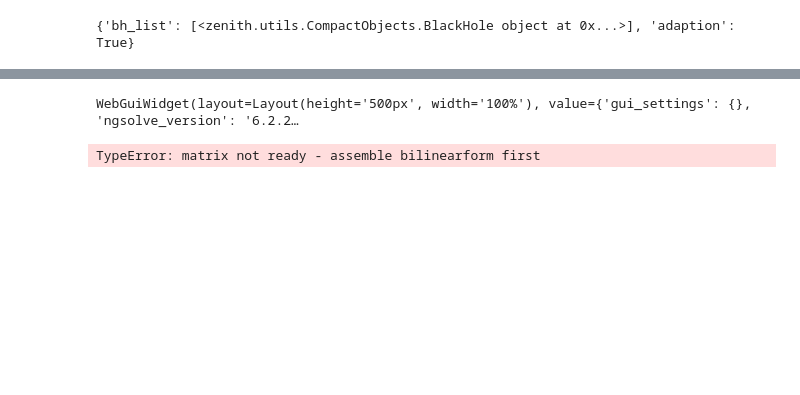
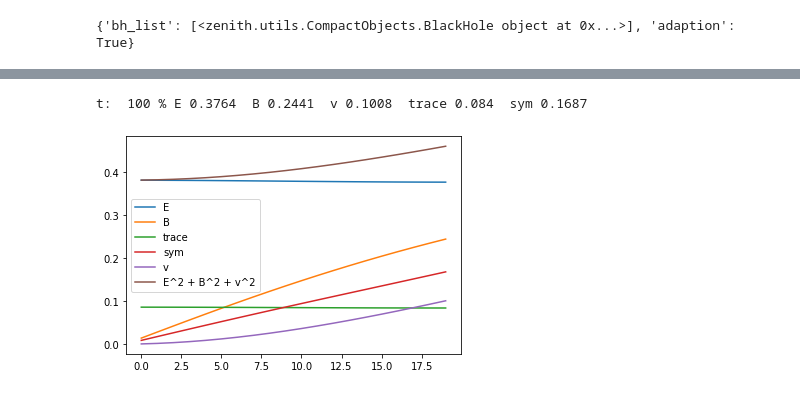
Before and after one commit to EdoardoBonetti/project_ZENITH, a Jupyter notebook: EB.ipynb, the cells around one changed output, grey strips where cells are left out. Drawn from its saved outputs; the diff is of its cells as text; code cells hidden in the pictures; blank space fills up the shorter version.

```diff
--- a/EB.ipynb
+++ b/EB.ipynb
@@ -119,54 +123,47 @@ gfE.Set( E, bonus_intorder=10)
 # %%
 t = 0
-tend = 1
+tend = 0.1
 dt = 0.005
-# tend = 5 * dt
-#scene = Draw(Norm(gfB), mesh, clipping={"z":-1})
-energyE = []
-energyB = []
-energytrace = []
-energySym = []
-energyv = []
-scene = Draw(Norm(gfE), mesh, 'B', clipping='z')
 with TaskManager(): # at each time step, save to a txt file the energy of the system
     while t < tend:
-
 
         hv = bfcurlT.mat * gfE.vec + bfdiv.mat.T * gfv.vec
         gfB.vec.data += dt * massBinv * hv
         gfv.vec.data += -dt * massvinv@bfdiv.mat * gfB.vec
         gfE.vec.data += -dt * massEinv@bfcurlT.mat.T * gfB.vec
-        scene.Redraw()
+        #scene.Redraw()
 
-        energyE.append (InnerProduct (gfE.vec, massE.mat * gfE.vec))
-        energyB.append (InnerProduct (gfB.vec, massB.mat * gfB.vec))
+        energyE.append (Integrate(Norm(gfE), mesh) )
+        energyB.append (Integrate(Norm(gfB), mesh) )
+        energyv.append (Integrate(Norm(gfv), mesh) )
+
         energytrace.append (Integrate ( Norm (Trace(gfE)), mesh ))
         energySym.append (Integrate ( Norm (gfB-(gfB.trans)), mesh ))
-        energyv.append (InnerProduct (gfv.vec, massv.mat * gfv.vec))
         t += dt
 
         # save the energy in a txt file
         with open("energy.txt", "a") as myfile:
-            myfile.write(str(t) + ";" + str(energyE[-1]) + ";" + str(energyB[-1]) + ";" + str(energytrace[-1]) + ";" + str(energySym[-1]) + ";" + str(energyv[-1]) + "\n")
+            myfile.write(str(t) + ";" + str(energyE[-1]) + ";" + str(energyB[-1]) + ";" +  str(energyv[-1]) + ";" + str(energytrace[-1]) + ";" + str(energySym[-1]) + "\n")
 
     # print time in percentage and the firs 4 decimals of the energy
-        print ("t: ", int(t/tend*100), "%"+" E", round(energyE[-1],4), " B", round(energyB[-1],4), " trace", round(energytrace[-1],4), " sym", round(energySym[-1],4), " v", round(energyv[-1],4), end="\r")
+        print ("t: ", int(t/tend*100), "%"+" E", round(energyE[-1],4), " B", round(energyB[-1],4), " v", round(energyv[-1],4), " trace", round(energytrace[-1],4), " sym", round(energySym[-1],4) , end="\r")
 # %% [output]
-WebGuiWidget(layout=Layout(height='500px', width='100%'), value={'gui_settings': {}, 'ngsolve_version': '6.2.2…
+t:  100 % E 0.3764  B 0.2441  v 0.1008  trace 0.084  sym 0.1687
-TypeError: matrix not ready - assemble bilinearform first
 # %%
 import matplotlib.pyplot as plt
 
 # plot the energy
 plt.plot(energyE, label="E")
 plt.plot(energyB, label="B")
 plt.plot(energytrace, label="trace")
 plt.plot(energySym, label="sym")
 plt.plot(energyv, label="v")
-# plot sum of energy E B v
-plt.plot([energyE[i]+energyB[i] for i in range(len(energyE))], label="E+B+v")
+#plot sum of energy E B v
+plt.plot([sqrt(energyE[i]**2 + energyB[i]**2+ energyv[i]**2 ) for i in range(len(energyE))], label="E^2 + B^2 + v^2")
 plt.legend()
 plt.show()
+# %% [output]
+[figure, added]
 # %%
 # plot the value of the file energy.txt (the energy of the system) skip the first line
 import matplotlib.pyplot as plt
```
Also changed, not shown: parts of 12 cells of this notebook, 3 other files.
